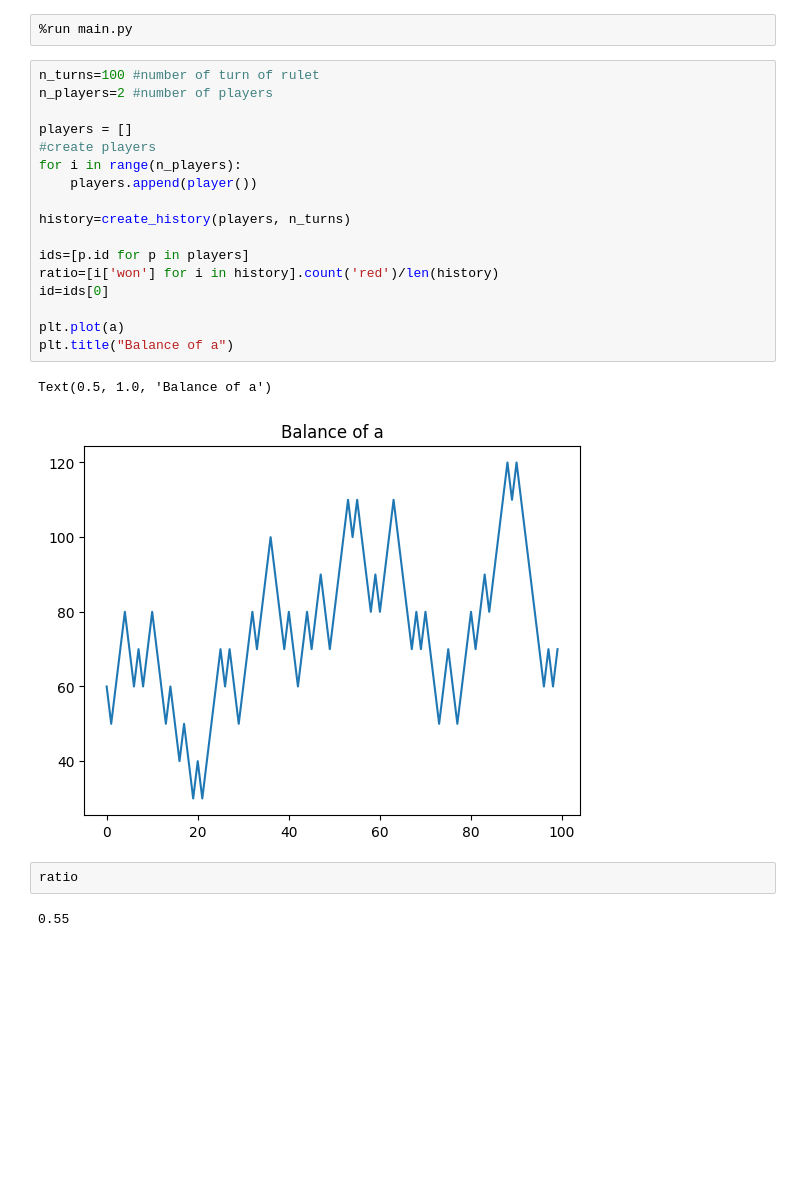
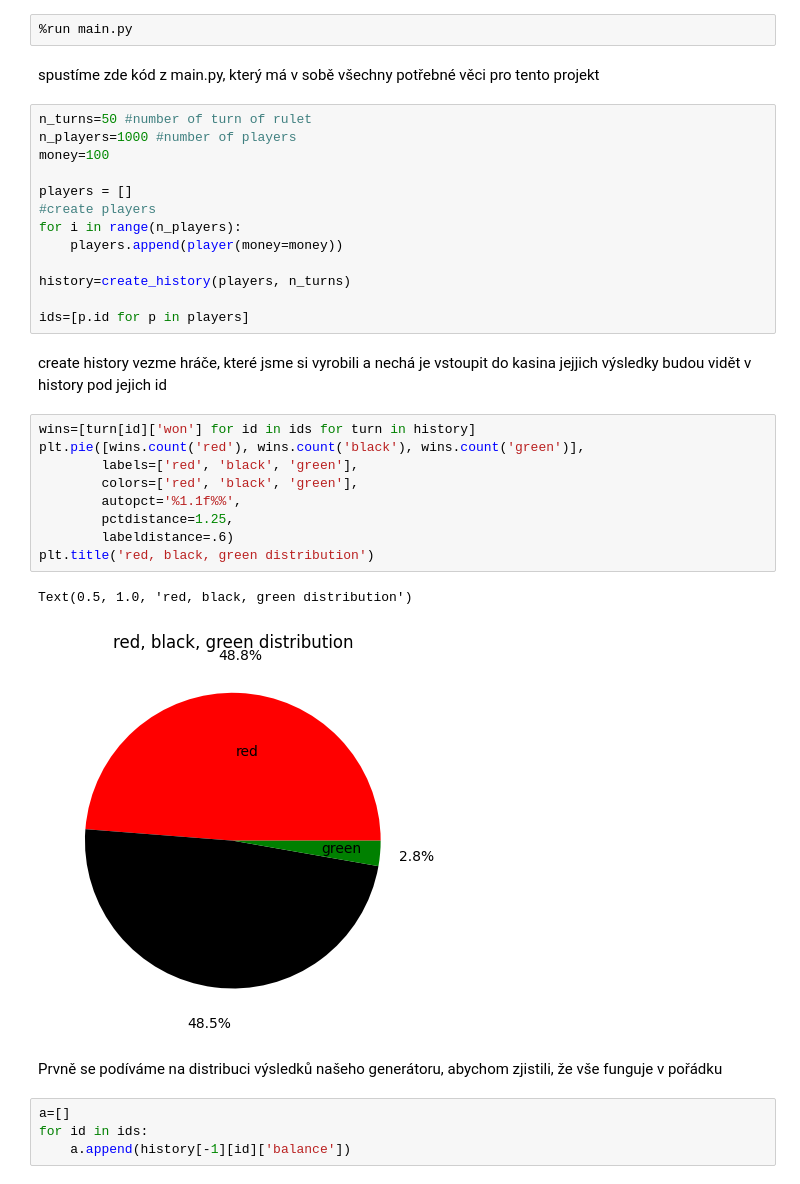
Before and after one commit to MartyM123/casino, a Jupyter notebook: analyze.ipynb, the cells around one changed output. Saved outputs shown, nothing was run; the diff lists cells and outputs as text; blank space fills up the shorter version.

Commit message:
first charts

```diff
--- a/analyze.ipynb
+++ b/analyze.ipynb
@@ -1,26 +8,37 @@
 # %%
 %run main.py
+# %% [markdown]
+spustíme zde kód z main.py, který má v sobě všechny potřebné věci pro tento projekt
 # %%
-n_turns=100 #number of turn of rulet
-n_players=2 #number of players
+n_turns=50 #number of turn of rulet
+n_players=1000 #number of players
+money=100
 
 players = []
 #create players
 for i in range(n_players):
-    players.append(player())
+    players.append(player(money=money))
 
 history=create_history(players, n_turns)
 
 ids=[p.id for p in players]
-ratio=[i['won'] for i in history].count('red')/len(history)
-id=ids[0]
-
-plt.plot(a)
-plt.title("Balance of a")
-# %% [output]
-Text(0.5, 1.0, 'Balance of a')
-[figure, removed]
-# %%
-ratio
-# %% [output]
-0.55
+# %% [markdown]
+create history vezme hráče, které jsme si vyrobili a nechá je vstoupit do kasina jejjich výsledky budou vidět v history pod jejich id
+# %%
+wins=[turn[id]['won'] for id in ids for turn in history]
+plt.pie([wins.count('red'), wins.count('black'), wins.count('green')],
+        labels=['red', 'black', 'green'],
+        colors=['red', 'black', 'green'],
+        autopct='%1.1f%%',
+        pctdistance=1.25,
+        labeldistance=.6)
+plt.title('red, black, green distribution')
+# %% [output]
+Text(0.5, 1.0, 'red, black, green distribution')
+[figure, added]
+# %% [markdown]
+Prvně se podíváme na distribuci výsledků našeho generátoru, abychom zjistili, že vše funguje v pořádku
+# %%
+a=[]
+for id in ids:
+    a.append(history[-1][id]['balance'])
```
Also changed, not shown: parts of 5 cells of this notebook, 1 other file.
